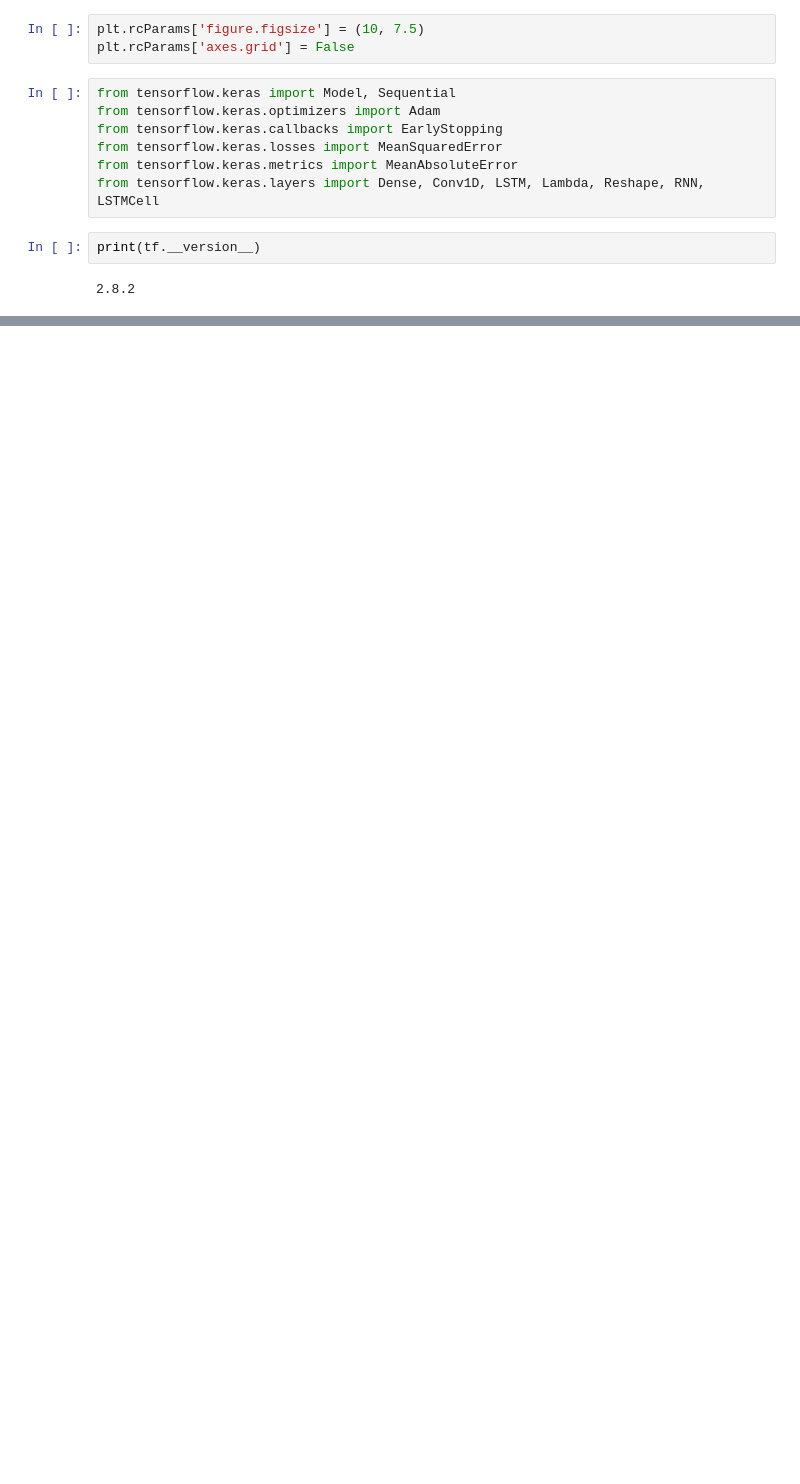
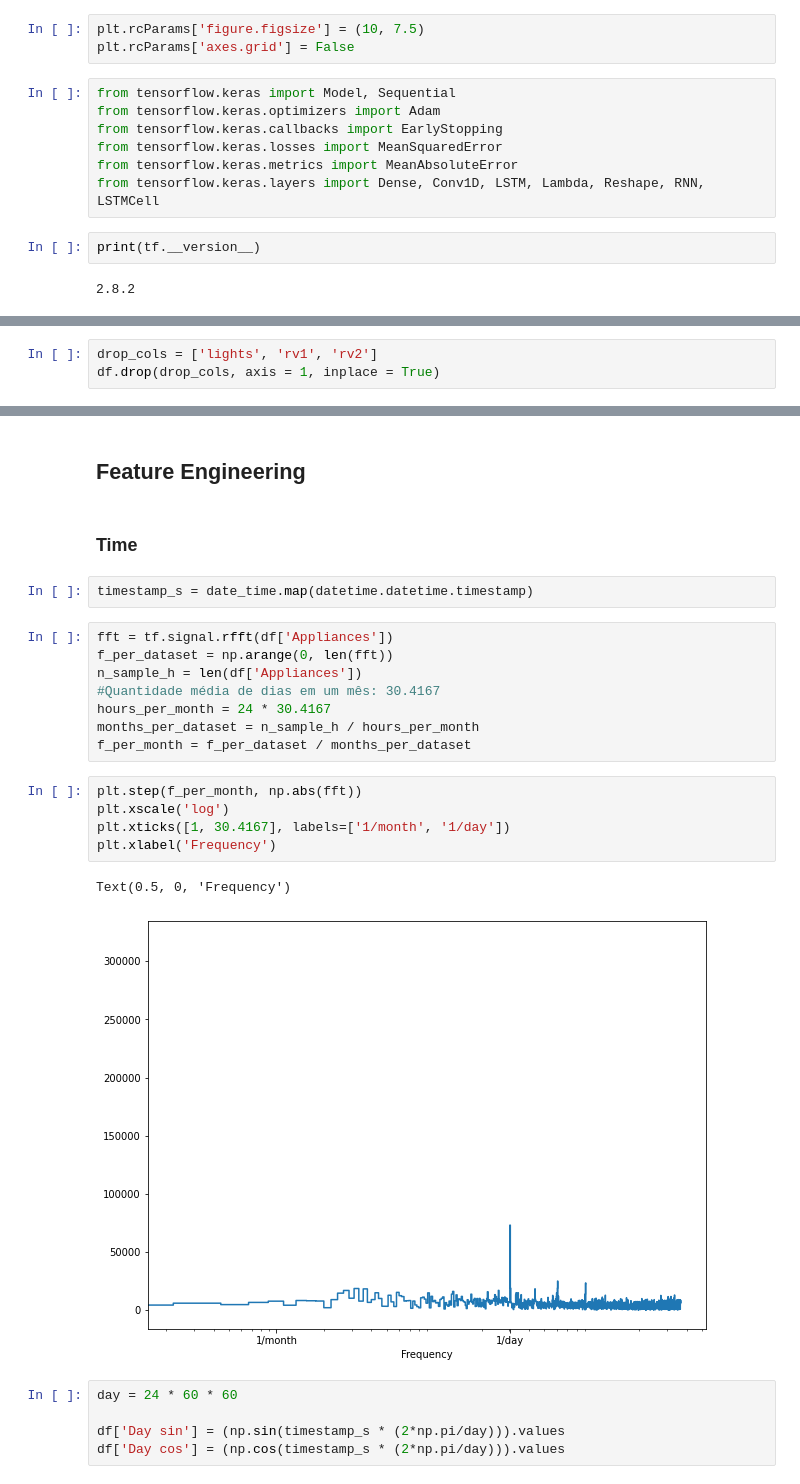
Before and after one commit to thiago2608santana/Analise_Series_Temporais, a Jupyter notebook: Deep_Learning_in_Time_Series_Analysis.ipynb, the cells around one changed output, grey strips where cells are left out. Drawn from its saved outputs; the diff is of its cells as text; blank space fills up the shorter version.

```diff
--- a/Deep_Learning_in_Time_Series_Analysis.ipynb
+++ b/Deep_Learning_in_Time_Series_Analysis.ipynb
@@ -25,0 +104,3 @@ print(tf.__version__)
+# %%
+drop_cols = ['lights', 'rv1', 'rv2']
+df.drop(drop_cols, axis = 1, inplace = True)
@@ -25,0 +121,27 @@ print(tf.__version__)
+# %% [markdown]
+## Feature Engineering
+# %% [markdown]
+### Time
+# %%
+timestamp_s = date_time.map(datetime.datetime.timestamp)
+# %%
+fft = tf.signal.rfft(df['Appliances'])
+f_per_dataset = np.arange(0, len(fft))
+n_sample_h = len(df['Appliances'])
+#Quantidade média de dias em um mês: 30.4167
+hours_per_month = 24 * 30.4167
+months_per_dataset = n_sample_h / hours_per_month
+f_per_month = f_per_dataset / months_per_dataset
+# %%
+plt.step(f_per_month, np.abs(fft))
+plt.xscale('log')
+plt.xticks([1, 30.4167], labels=['1/month', '1/day'])
+plt.xlabel('Frequency')
+# %% [output]
+Text(0.5, 0, 'Frequency')
+[figure, added]
+# %%
+day = 24 * 60 * 60
+
+df['Day sin'] = (np.sin(timestamp_s * (2*np.pi/day))).values
+df['Day cos'] = (np.cos(timestamp_s * (2*np.pi/day))).values
```
Also changed, not shown: parts of 25 cells of this notebook.
